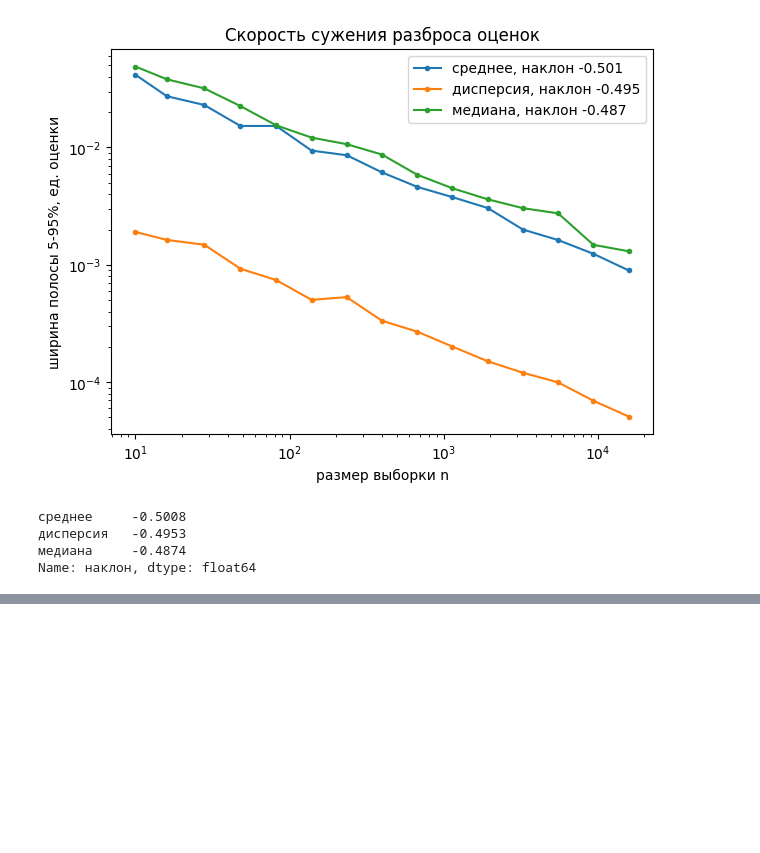
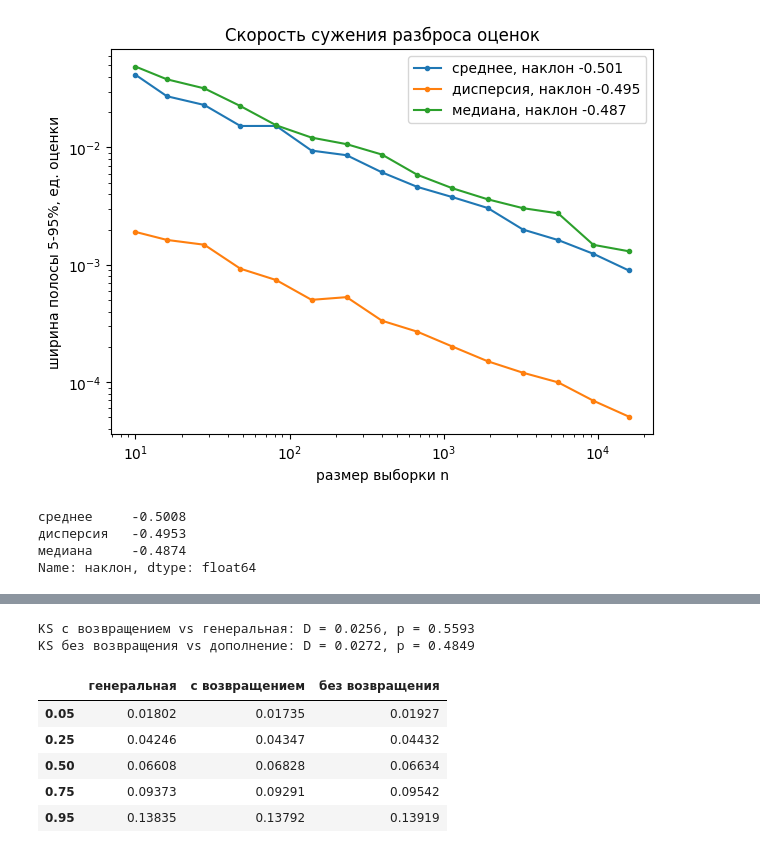
Before and after one commit to SanechkaTuoKe/APPSTAT-LABWORK, a Jupyter notebook: notebooks/rv03_r_def.ipynb, the cells around one changed output, grey strips where cells are left out. Drawn from its saved outputs; the diff is of its cells as text; code cells hidden in the pictures; blank space fills up the shorter version.

```diff
--- a/notebooks/rv03_r_def.ipynb
+++ b/notebooks/rv03_r_def.ipynb
@@ -399,0 +438,20 @@ Name: наклон, dtype: float64
+# %%
+complement = x.drop(s_without.index)
+for name, s, ref_s in [("с возвращением vs генеральная", s_with, x),
+                       ("без возвращения vs дополнение", s_without, complement)]:
+    r = stats.ks_2samp(s, ref_s)
+    print(f"KS {name}: D = {r.statistic:.4f}, p = {r.pvalue:.4f}")
+
+# квантили выборок против генеральной
+qs = [0.05, 0.25, 0.5, 0.75, 0.95]
+pd.DataFrame({"генеральная": x.quantile(qs), "с возвращением": s_with.quantile(qs),
+              "без возвращения": s_without.quantile(qs)}).round(5)
+# %% [output]
+KS с возвращением vs генеральная: D = 0.0256, p = 0.5593
+KS без возвращения vs дополнение: D = 0.0272, p = 0.4849
+|  | генеральная | с возвращением | без возвращения |
+| 0.05 | 0.01802 | 0.01735 | 0.01927 |
+| 0.25 | 0.04246 | 0.04347 | 0.04432 |
+| 0.50 | 0.06608 | 0.06828 | 0.06634 |
+| 0.75 | 0.09373 | 0.09291 | 0.09542 |
+| 0.95 | 0.13835 | 0.13792 | 0.13919 |
```
Also changed, not shown: parts of 5 cells of this notebook.
